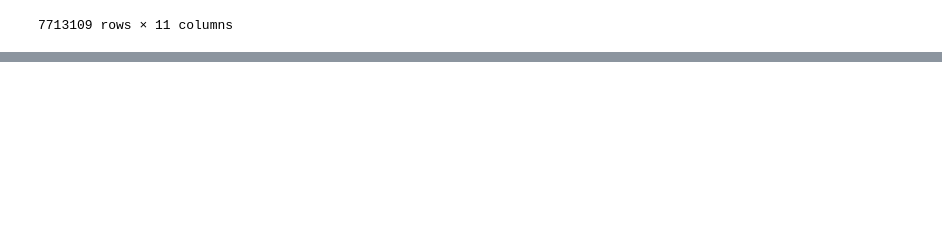
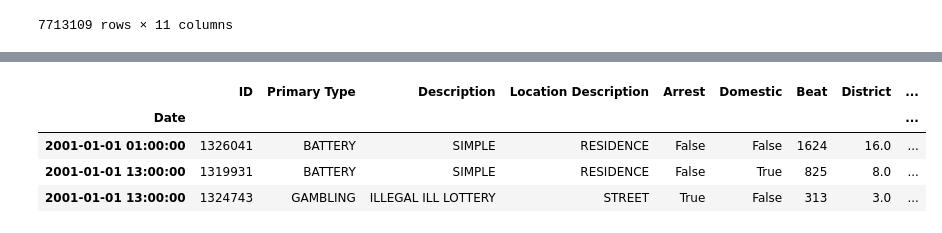
Before and after one commit to ruelanthonyb/Crime-Analysis-Project, a Jupyter notebook: Project 3 - Part 1 (Core).ipynb, the cells around one changed output, grey strips where cells are left out. Drawn from its saved outputs; the diff is of its cells as text; code cells hidden in the pictures; blank space fills up the shorter version.

```diff
--- a/Project 3 - Part 1 (Core).ipynb
+++ b/Project 3 - Part 1 (Core).ipynb
@@ -80,3 +81,12 @@ import matplotlib.pyplot as plt
+# %%
+# Set options
+pd.set_option('display.max_columns',100)
+# Customize figure style for stakeholder-facing visualizations
+plt.style.use(('ggplot','fivethirtyeight'))
+sns.set_context('notebook', font_scale=1.2)
+plt.rcParams['figure.figsize'] = (12,4)
+plt.rcParams['savefig.transparent'] = False
+plt.rcParams['savefig.bbox'] = 'tight'
 # %%
 folder = r"C:\Users\bandi\Data\Chicago\\"
 crime_files = sorted(glob.glob(folder+"*.csv"))
@@ -452,3 +462,7 @@ chicago_df
 | 2022-12-31 12:52:00 | 12938420 | ASSAULT | SIMPLE | COMMERCIAL / BUSINESS OFFICE | False | False | 1432 | 14.0 | ... |
 | 2022-12-31 12:59:00 | 12939906 | DECEPTIVE PRACTICE | FINANCIAL IDENTITY THEFT $300 AND... | RESIDENCE | False | False | 1511 | 15.0 | ... |
 7713109 rows × 11 columns
+# %%
+# create a date (no time) as column
+chicago_df['Date'] = chicago_df.index.date
+chicago_df.head(3)
@@ -454,0 +475,10 @@ chicago_df
+# %%
+# create a year column
+chicago_df['Year'] = chicago_df.index.year
+chicago_df.head(3)
+# %% [output]
+|  | ID | Primary Type | Description | Location Description | Arrest | Domestic | Beat | District | ... |
+| Date |  |  |  |  |  |  |  |  | ... |
+| 2001-01-01 01:00:00 | 1326041 | BATTERY | SIMPLE | RESIDENCE | False | False | 1624 | 16.0 | ... |
+| 2001-01-01 13:00:00 | 1319931 | BATTERY | SIMPLE | RESIDENCE | False | True | 825 | 8.0 | ... |
+| 2001-01-01 13:00:00 | 1324743 | GAMBLING | ILLEGAL ILL LOTTERY | STREET | True | False | 313 | 3.0 | ... |
```
Also changed, not shown: parts of 24 cells of this notebook.
